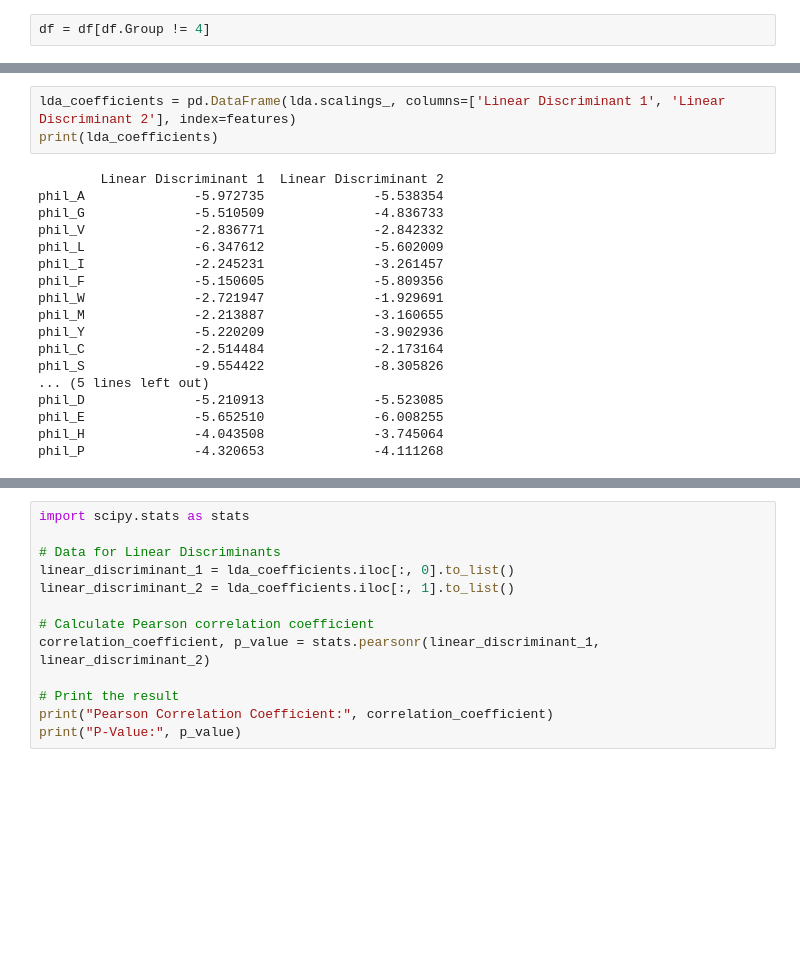
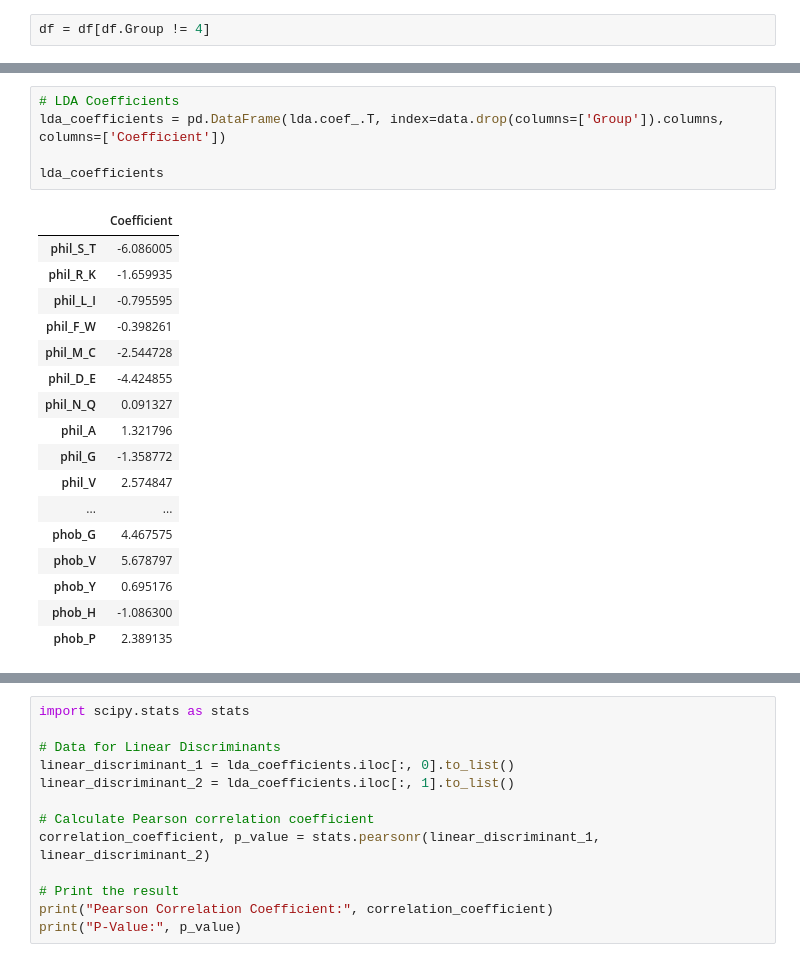
Before and after one commit to shokenlee/AH_AAcomposition, a Jupyter notebook: LDA.ipynb, the cells around one changed output, grey strips where cells are left out. Saved outputs shown, nothing was run; the diff lists cells and outputs as text; blank space fills up the shorter version.

```diff
--- a/LDA.ipynb
+++ b/LDA.ipynb
@@ -86,21 +83,23 @@ plt.show()
 # %%
-lda_coefficients = pd.DataFrame(lda.scalings_, columns=['Linear Discriminant 1', 'Linear Discriminant 2'], index=features)
-print(lda_coefficients)
+# LDA Coefficients
+lda_coefficients = pd.DataFrame(lda.coef_.T, index=data.drop(columns=['Group']).columns, columns=['Coefficient'])
+
+lda_coefficients
 # %% [output]
-        Linear Discriminant 1  Linear Discriminant 2
-phil_A              -5.972735              -5.538354
-phil_G              -5.510509              -4.836733
-phil_V              -2.836771              -2.842332
-phil_L              -6.347612              -5.602009
-phil_I              -2.245231              -3.261457
-phil_F              -5.150605              -5.809356
-phil_W              -2.721947              -1.929691
-phil_M              -2.213887              -3.160655
-phil_Y              -5.220209              -3.902936
-phil_C              -2.514484              -2.173164
-phil_S              -9.554422              -8.305826
-... (5 lines left out)
-phil_D              -5.210913              -5.523085
-phil_E              -5.652510              -6.008255
-phil_H              -4.043508              -3.745064
-phil_P              -4.320653              -4.111268
+|  | Coefficient |
+| phil_S_T | -6.086005 |
+| phil_R_K | -1.659935 |
+| phil_L_I | -0.795595 |
+| phil_F_W | -0.398261 |
+| phil_M_C | -2.544728 |
+| phil_D_E | -4.424855 |
+| phil_N_Q | 0.091327 |
+| phil_A | 1.321796 |
+| phil_G | -1.358772 |
+| phil_V | 2.574847 |
+| ... | ... |
+| phob_G | 4.467575 |
+| phob_V | 5.678797 |
+| phob_Y | 0.695176 |
+| phob_H | -1.086300 |
+| phob_P | 2.389135 |
```
Also changed, not shown: parts of 12 cells of this notebook.
